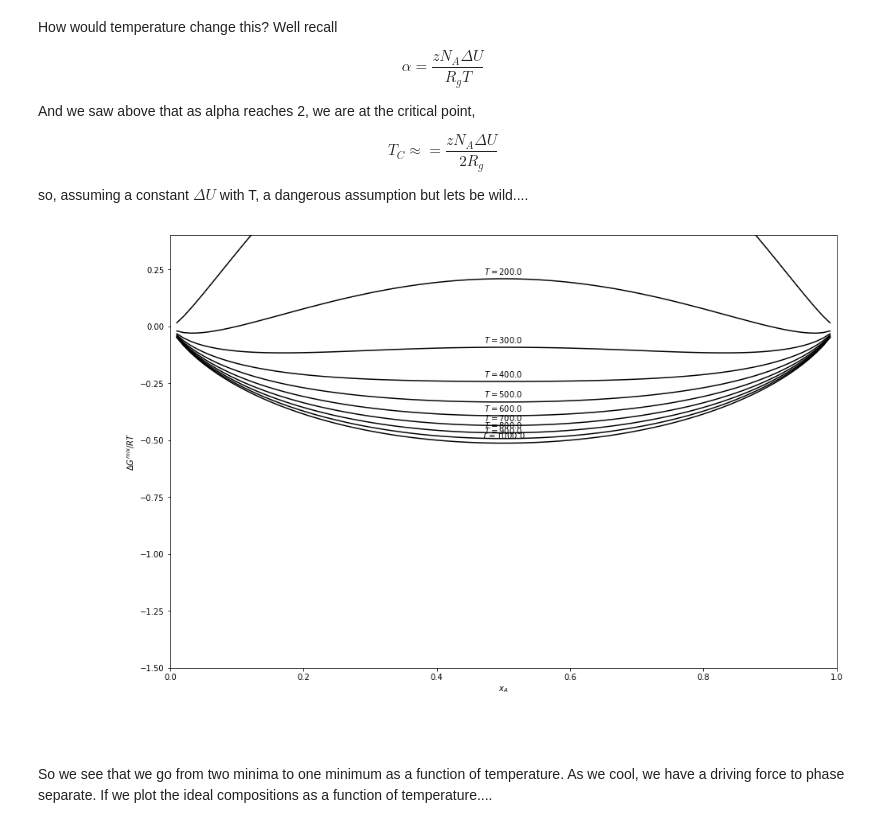
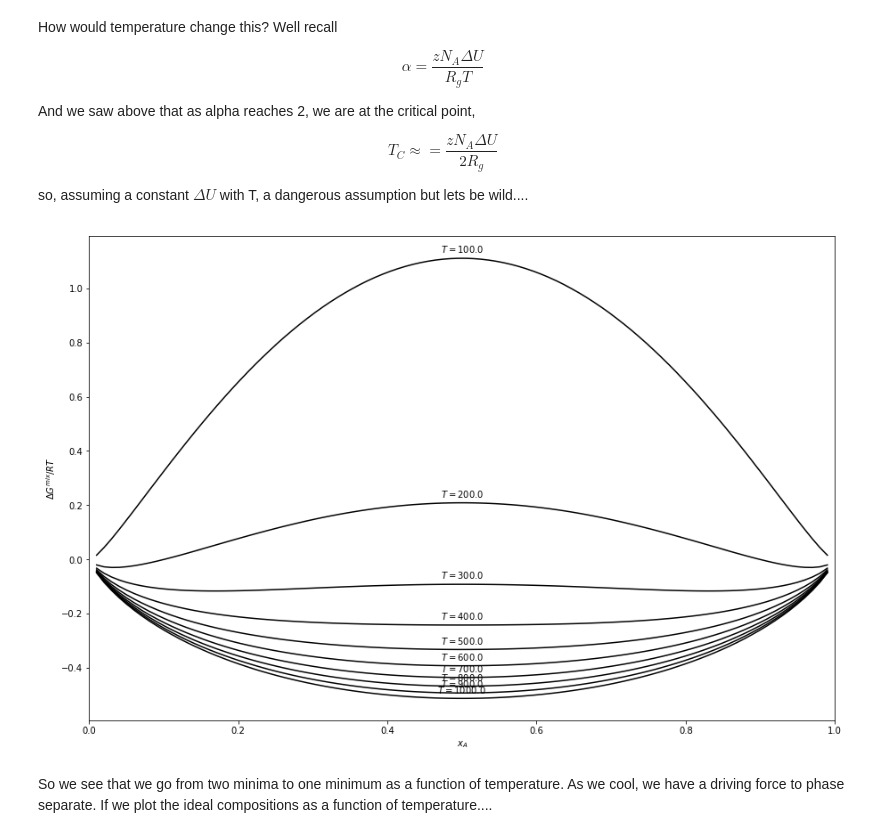
Before and after one commit to BatteryModel/MSE_501_Fall_2017, a Jupyter notebook: Lectures/MSE_501_Lecture_10_Work_Notes.ipynb, the cells around one changed output. Drawn from its saved outputs; the diff is of its cells as text; code cells hidden in the pictures.

```diff
--- a/Lectures/MSE_501_Lecture_10_Work_Notes.ipynb
+++ b/Lectures/MSE_501_Lecture_10_Work_Notes.ipynb
@@ -249,35 +249,35 @@ z = 6
 def alphaf(T):
     return z*Na*delU/(R*T)
 
 
 Ts = linspace(100,1000,10)
 
 
 
 figure(figsize=(15,10))
 for T in Ts:
     alpha = alphaf(T)
 
     DeltaHmix =  R*T*alpha*xa*xb
     DeltaSmix = - R*(xa*log(xa)+xb*log(xb))
     DeltaGmix = DeltaHmix - T*DeltaSmix
 
     Gmm = (DeltaGmix)/(R*T)
     color = 'k'
     if i == 0: color ='r'
     plot(xb,Gmm,color)
     mid = Gmm[len(Gmm)/2]
     annotate('$T = $%.1f'%T,xy=(.5,mid+.02),ha='center')
 
-ylim(-1.5,.4)
+#ylim(-1.5,.4)
 xlim(0,1)
 
 
 ylabel("$\Delta G^{mix}/RT$")
 xlabel("$x_A$")
 show()
 # %% [output]
-[figure, old version]
+[figure, new version]
 # %% [markdown]
 So we see that we go from two minima to one minimum as a function of temperature. As we cool, we have a driving force to phase separate.  If we plot the ideal compositions as a function of temperature....
 # %%
```
Also changed, not shown: parts of 2 cells of this notebook.
